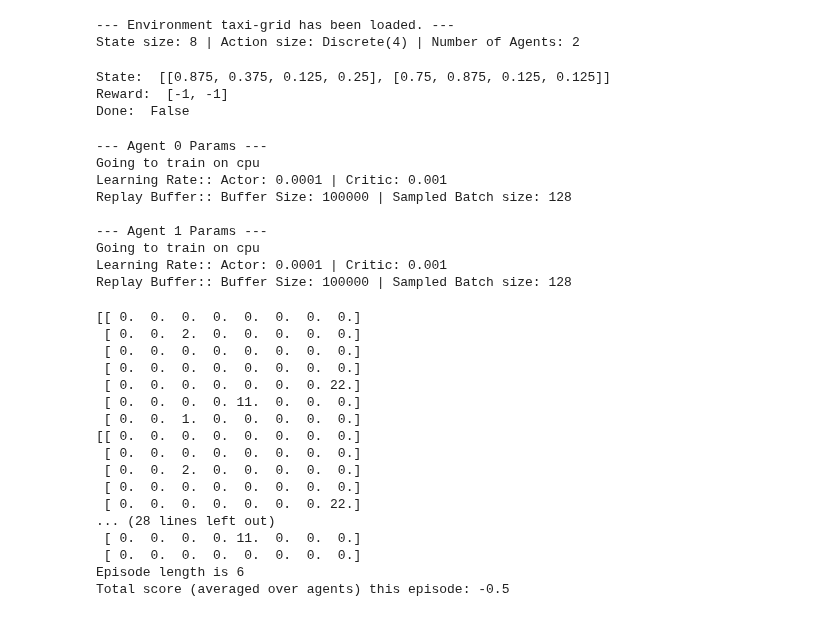
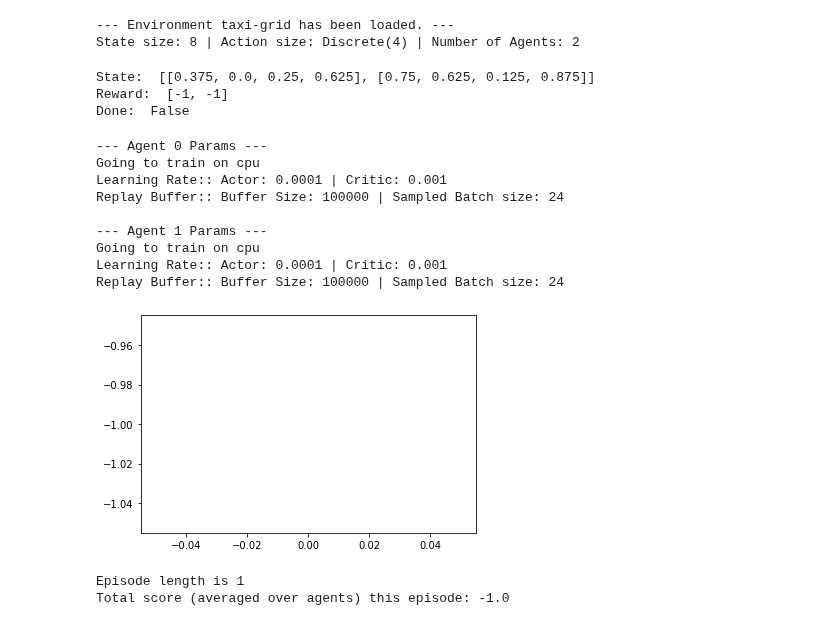
Before and after one commit to applied-exploration/multi-drl, a Jupyter notebook: agent/test_training.ipynb, the cells around one changed output. Cells and saved outputs as stored; diff of their text form; code cells hidden in the pictures.

Commit message:
feat: Saving before implementing simpler multi ddpg
Going to try a simpler method of training agents.

```diff
--- a/agent/test_training.ipynb
+++ b/agent/test_training.ipynb
@@ -39,7 +42,7 @@ from multi_ddpg import MADDPG
 # --- Create Environment --- #
 def create_environment(name):
     if "taxi-grid":
-        env = GridEnv()
+        env = GridEnv(num_agent = 2)
     state_space, action_space, num_agent = env.state_space, env.action_space, env.num_agent
     ##possible_actions = Action(Enum())
 
@@ -63,7 +66,7 @@ State size: 8 | Action size: Discrete(4) | Number of Agents: 2
 # %%
 example_env_output(env)
 # %% [output]
-State:  [[0.875, 0.375, 0.125, 0.25], [0.75, 0.875, 0.125, 0.125]]
+State:  [[0.375, 0.0, 0.25, 0.625], [0.75, 0.625, 0.125, 0.875]]
 Reward:  [-1, -1]
 Done:  False
 # %%
@@ -73,12 +76,12 @@ agents = MADDPG(state_size=int(state_size/num_agent), action_size=action_size, r
 --- Agent 0 Params ---
 Going to train on cpu
 Learning Rate:: Actor: 0.0001 | Critic: 0.001
-Replay Buffer:: Buffer Size: 100000 | Sampled Batch size: 128
+Replay Buffer:: Buffer Size: 100000 | Sampled Batch size: 24
 
 --- Agent 1 Params ---
 Going to train on cpu
 Learning Rate:: Actor: 0.0001 | Critic: 0.001
-Replay Buffer:: Buffer Size: 100000 | Sampled Batch size: 128
+Replay Buffer:: Buffer Size: 100000 | Sampled Batch size: 24
 # %%
 def DDPG_eval(agents, env, max_t=100):
     states = env.reset()                                   # reset the environment & get the current state (for each agent)
@@ -91,32 +94,18 @@ def DDPG_eval(agents, env, max_t=100):
         #actions = np.clip(actions, -1, 1)                  # all actions between -1 and 1
         next_states, rewards, dones = env.step([np.random.choice(action_size, p=agent_action_prob.numpy()) for agent_action_prob in actions])     # send all actions to the environment, get next_state, rewards and done
         cum_scores += rewards                                  # update the score (for each agent)
-        scores.append(cum_scores)
+        scores.append(cum_scores.copy()[0])
         states = next_states                               # roll over states to next time step
         episode_length +=1
-        print(env.render(), end='\r')
-        ##interactive_plotting(scores)
+        ##print(env.render(), end='\r')
+        interactive_plotting(scores)
         if np.any(dones):                                  # exit loop if episode finished
             break
     print('Episode length is {}'.format(episode_length))
     print('Total score (averaged over agents) this episode: {}'.format(np.mean(cum_scores)))
 # %%
-DDPG_eval(agents, env)
+DDPG_eval(agents, env, 1)
 # %% [output]
+[figure, added]
-[[ 0.  0.  0.  0.  0.  0.  0.  0.]
- [ 0.  0.  2.  0.  0.  0.  0.  0.]
- [ 0.  0.  0.  0.  0.  0.  0.  0.]
- [ 0.  0.  0.  0.  0.  0.  0.  0.]
- [ 0.  0.  0.  0.  0.  0.  0. 22.]
- [ 0.  0.  0.  0. 11.  0.  0.  0.]
- [ 0.  0.  1.  0.  0.  0.  0.  0.]
-[[ 0.  0.  0.  0.  0.  0.  0.  0.]
- [ 0.  0.  0.  0.  0.  0.  0.  0.]
- [ 0.  0.  2.  0.  0.  0.  0.  0.]
- [ 0.  0.  0.  0.  0.  0.  0.  0.]
- [ 0.  0.  0.  0.  0.  0.  0. 22.]
-... (28 lines left out)
- [ 0.  0.  0.  0. 11.  0.  0.  0.]
- [ 0.  0.  0.  0.  0.  0.  0.  0.]
-Episode length is 6
-Total score (averaged over agents) this episode: -0.5
+Episode length is 1
+Total score (averaged over agents) this episode: -1.0
```
Also changed, not shown: parts of 3 cells of this notebook, 4 other files.
